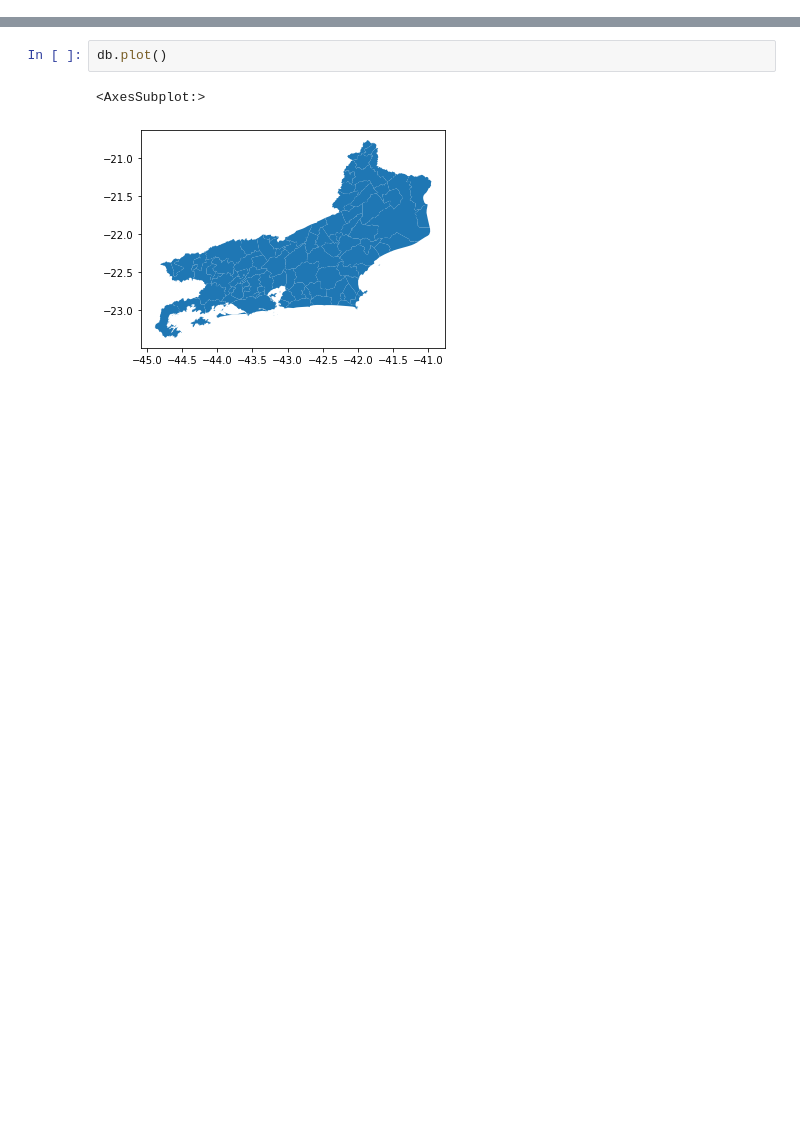
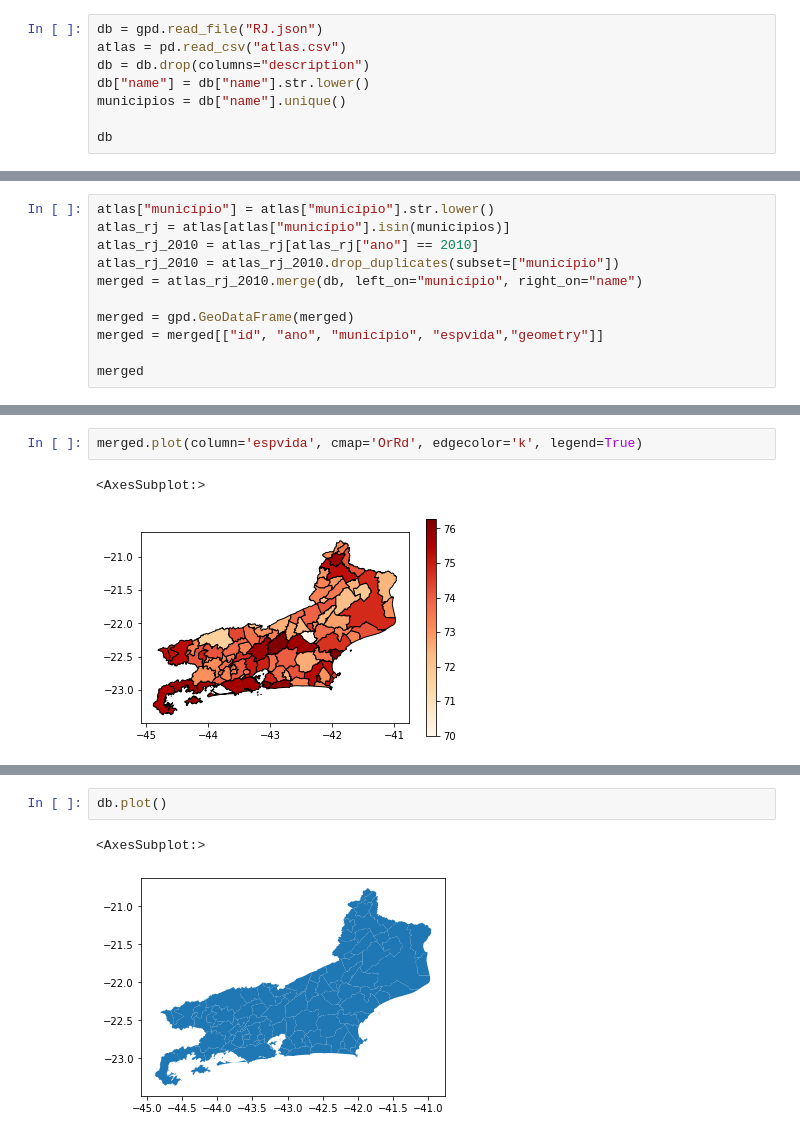
Before and after one commit to lfzinho/Geodata-Analisys, a Jupyter notebook: Notebook_maneiro.ipynb, the cells around one changed output, grey strips where cells are left out. Drawn from its saved outputs; the diff is of its cells as text; blank space fills up the shorter version.

```diff
--- a/Notebook_maneiro.ipynb
+++ b/Notebook_maneiro.ipynb
@@ -19,0 +8,8 @@ db.head()
+# %%
+db = gpd.read_file("RJ.json")
+atlas = pd.read_csv("atlas.csv")
+db = db.drop(columns="description")
+db["name"] = db["name"].str.lower()
+municipios = db["name"].unique()
+
+db
@@ -19,0 +30,11 @@ db.head()
+# %%
+atlas["município"] = atlas["município"].str.lower()
+atlas_rj = atlas[atlas["município"].isin(municipios)]
+atlas_rj_2010 = atlas_rj[atlas_rj["ano"] == 2010]
+atlas_rj_2010 = atlas_rj_2010.drop_duplicates(subset=["município"])
+merged = atlas_rj_2010.merge(db, left_on="município", right_on="name")
+
+merged = gpd.GeoDataFrame(merged)
+merged = merged[["id", "ano", "município", "espvida","geometry"]]
+
+merged
@@ -19,0 +55,5 @@ db.head()
+# %%
+merged.plot(column='espvida', cmap='OrRd', edgecolor='k', legend=True)
+# %% [output]
+<AxesSubplot:>
+[figure, added]
```
Also changed, not shown: parts of 5 cells of this notebook, 1 other file.
